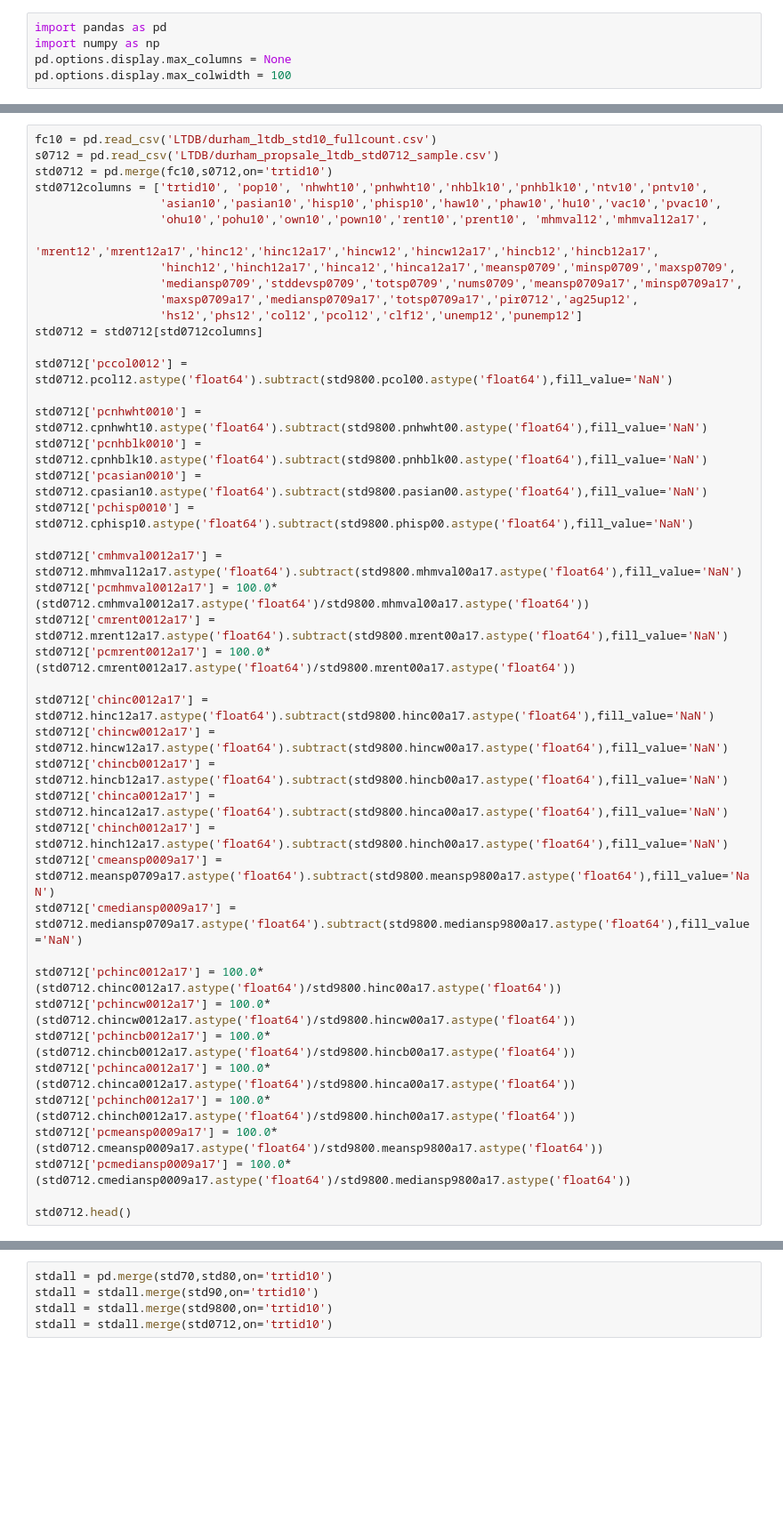
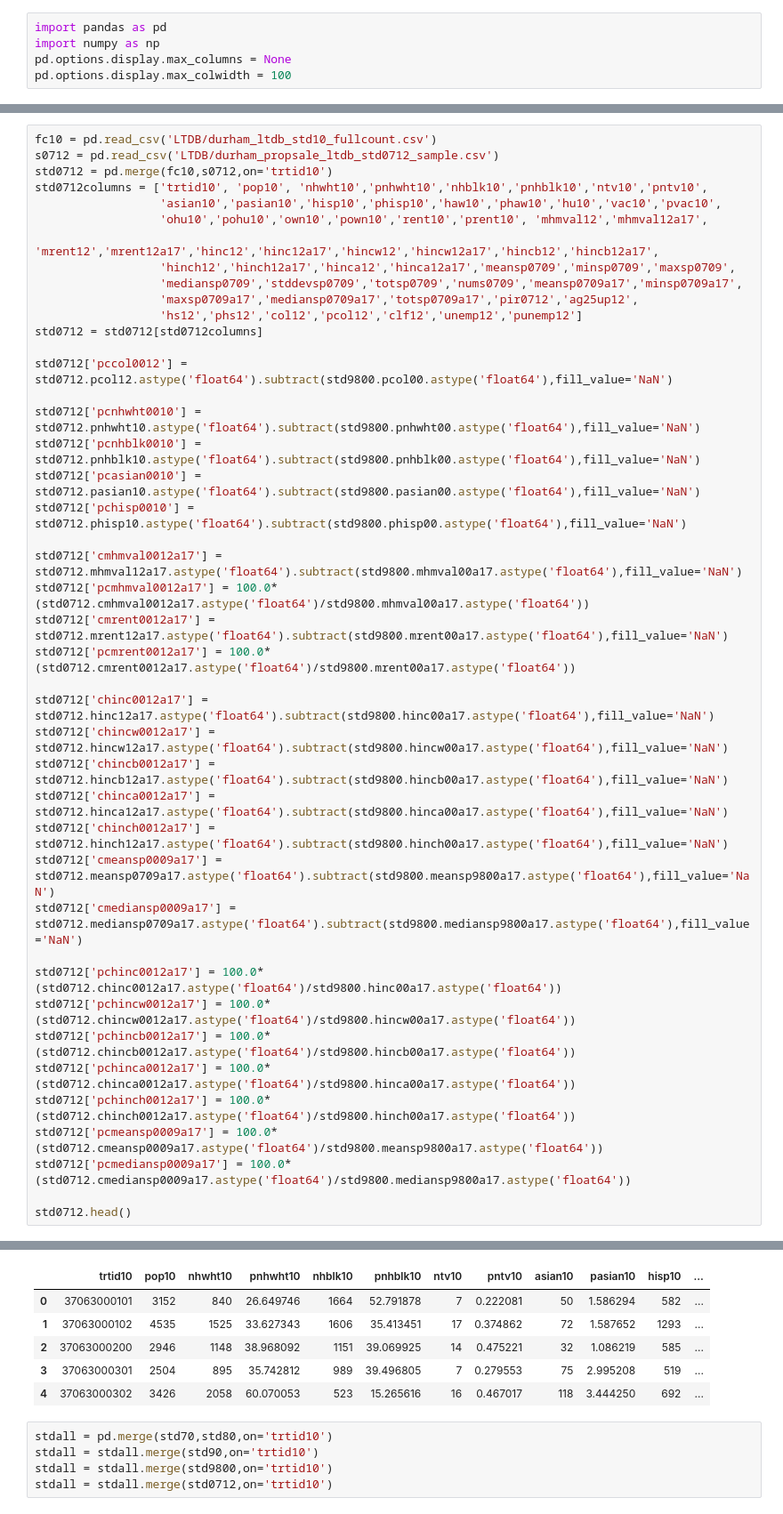
Before and after one commit to codefordurham/datahub-dw, a Jupyter notebook: affordablehousing_data/ltdbacs7016.ipynb, the cells around one changed output, grey strips where cells are left out. Shown: that part at 89% size. Cells and saved outputs as stored; diff of their text form; blank space fills up the shorter version.

```diff
--- a/affordablehousing_data/ltdbacs7016.ipynb
+++ b/affordablehousing_data/ltdbacs7016.ipynb
@@ -97,10 +97,10 @@ std0712 = std0712[std0712columns]
 
 std0712['pccol0012'] = std0712.pcol12.astype('float64').subtract(std9800.pcol00.astype('float64'),fill_value='NaN')
 
-std0712['pcnhwht0010'] = std0712.cpnhwht10.astype('float64').subtract(std9800.pnhwht00.astype('float64'),fill_value='NaN')
-std0712['pcnhblk0010'] = std0712.cpnhblk10.astype('float64').subtract(std9800.pnhblk00.astype('float64'),fill_value='NaN')
-std0712['pcasian0010'] = std0712.cpasian10.astype('float64').subtract(std9800.pasian00.astype('float64'),fill_value='NaN')
-std0712['pchisp0010'] = std0712.cphisp10.astype('float64').subtract(std9800.phisp00.astype('float64'),fill_value='NaN')
+std0712['pcnhwht0010'] = std0712.pnhwht10.astype('float64').subtract(std9800.pnhwht00.astype('float64'),fill_value='NaN')
+std0712['pcnhblk0010'] = std0712.pnhblk10.astype('float64').subtract(std9800.pnhblk00.astype('float64'),fill_value='NaN')
+std0712['pcasian0010'] = std0712.pasian10.astype('float64').subtract(std9800.pasian00.astype('float64'),fill_value='NaN')
+std0712['pchisp0010'] = std0712.phisp10.astype('float64').subtract(std9800.phisp00.astype('float64'),fill_value='NaN')
 
 std0712['cmhmval0012a17'] = std0712.mhmval12a17.astype('float64').subtract(std9800.mhmval00a17.astype('float64'),fill_value='NaN')
 std0712['pcmhmval0012a17'] = 100.0*(std0712.cmhmval0012a17.astype('float64')/std9800.mhmval00a17.astype('float64'))
@@ -129,3 +128,9 @@ AttributeError: 'DataFrame' object has no attribute 'cpnhwht10'
+|  | trtid10 | pop10 | nhwht10 | pnhwht10 | nhblk10 | pnhblk10 | ntv10 | pntv10 | asian10 | pasian10 | hisp10 | ... |
+| 0 | 37063000101 | 3152 | 840 | 26.649746 | 1664 | 52.791878 | 7 | 0.222081 | 50 | 1.586294 | 582 | ... |
+| 1 | 37063000102 | 4535 | 1525 | 33.627343 | 1606 | 35.413451 | 17 | 0.374862 | 72 | 1.587652 | 1293 | ... |
+| 2 | 37063000200 | 2946 | 1148 | 38.968092 | 1151 | 39.069925 | 14 | 0.475221 | 32 | 1.086219 | 585 | ... |
+| 3 | 37063000301 | 2504 | 895 | 35.742812 | 989 | 39.496805 | 7 | 0.279553 | 75 | 2.995208 | 519 | ... |
+| 4 | 37063000302 | 3426 | 2058 | 60.070053 | 523 | 15.265616 | 16 | 0.467017 | 118 | 3.444250 | 692 | ... |
 # %%
 stdall = pd.merge(std70,std80,on='trtid10')
 stdall = stdall.merge(std90,on='trtid10')
```
Also changed, not shown: parts of 14 cells of this notebook, 2 other files.
